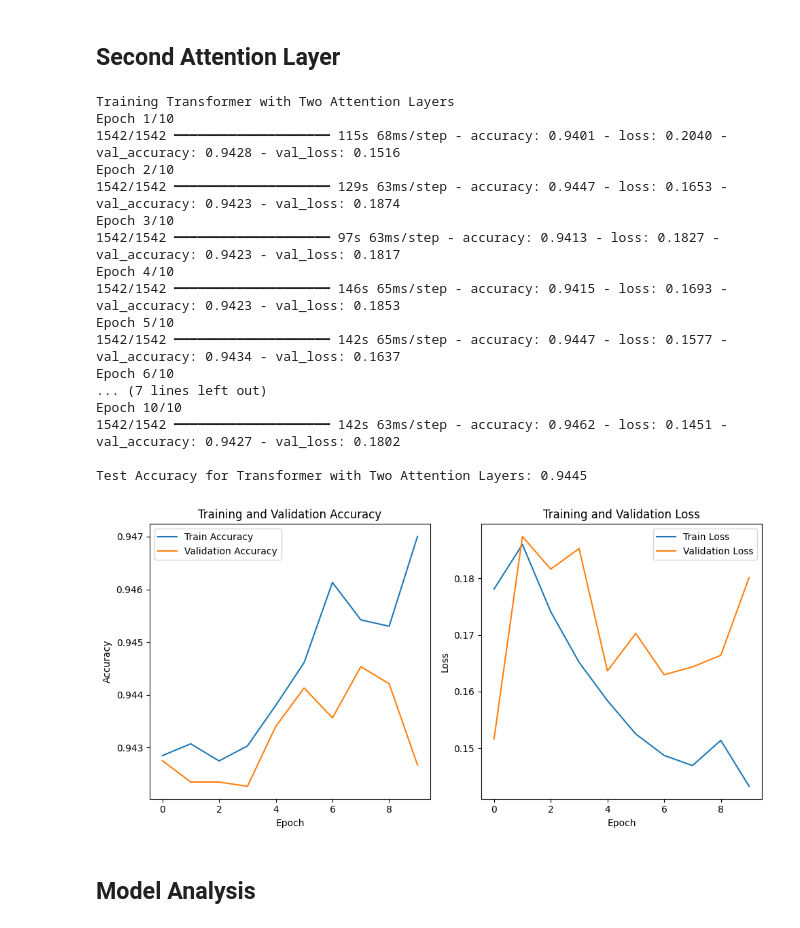
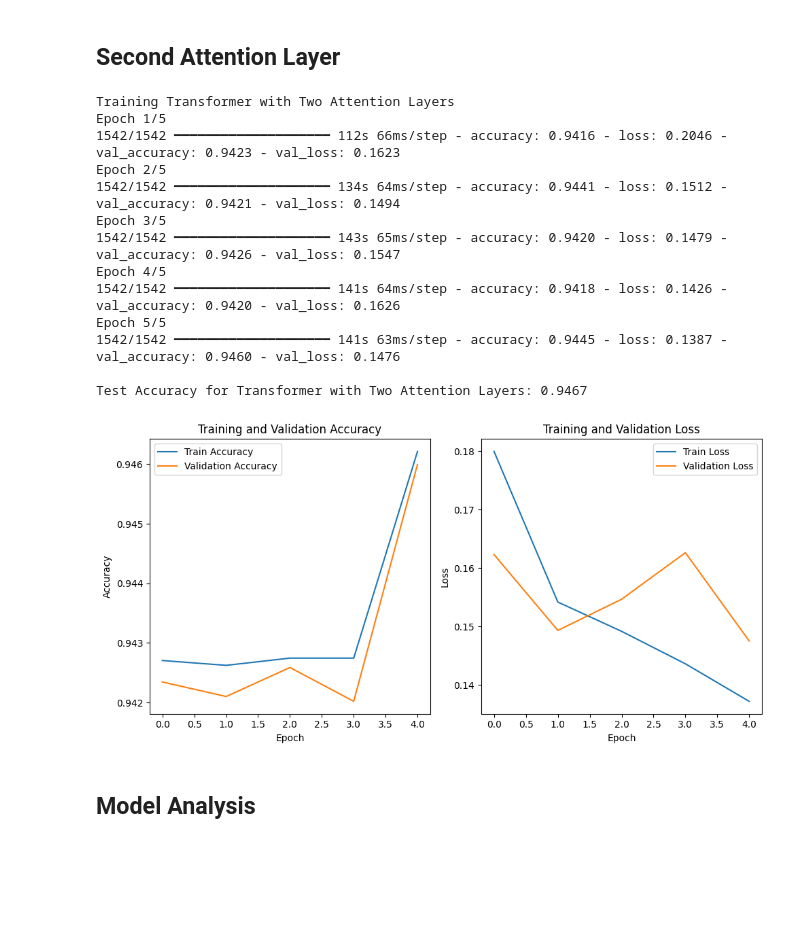
Before and after one commit to CloudMelanie/ml_lab7, a Jupyter notebook: main.ipynb, the cells around one changed output. Drawn from its saved outputs; the diff is of its cells as text; code cells hidden in the pictures; blank space fills up the shorter version.

```diff
--- a/main.ipynb
+++ b/main.ipynb
@@ -373,7 +373,7 @@ two_attention_transformer.compile(
 print("\nTraining Transformer with Two Attention Layers")
 history_two_attention = two_attention_transformer.fit(
     X_train, y_train,
-    epochs=10,
+    epochs=5,
     batch_size=32,
     validation_split=0.2,
     verbose=1
@@ -382,49 +382,45 @@ history_two_attention = two_attention_transformer.fit(
 # Evaluate the model
 test_accuracy = two_attention_transformer.evaluate(X_test, y_test, verbose=0)[1]
 print(f"\nTest Accuracy for Transformer with Two Attention Layers: {test_accuracy:.4f}")
 
 # Visualization of training and validation performance
 plt.figure(figsize=(10, 5))
 
 # Accuracy plot
 plt.subplot(1, 2, 1)
 plt.plot(history_two_attention.history['accuracy'], label='Train Accuracy')
 plt.plot(history_two_attention.history['val_accuracy'], label='Validation Accuracy')
 plt.title('Training and Validation Accuracy')
 plt.xlabel('Epoch')
 plt.ylabel('Accuracy')
 plt.legend()
 
 # Loss plot
 plt.subplot(1, 2, 2)
 plt.plot(history_two_attention.history['loss'], label='Train Loss')
 plt.plot(history_two_attention.history['val_loss'], label='Validation Loss')
 plt.title('Training and Validation Loss')
 plt.xlabel('Epoch')
 plt.ylabel('Loss')
 plt.legend()
 
 plt.tight_layout()
 plt.show()
 # %% [output]
 Training Transformer with Two Attention Layers
-Epoch 1/10
-1542/1542 ━━━━━━━━━━━━━━━━━━━━ 115s 68ms/step - accuracy: 0.9401 - loss: 0.2040 - val_accuracy: 0.9428 - val_loss: 0.1516
-Epoch 2/10
-1542/1542 ━━━━━━━━━━━━━━━━━━━━ 129s 63ms/step - accuracy: 0.9447 - loss: 0.1653 - val_accuracy: 0.9423 - val_loss: 0.1874
-Epoch 3/10
-1542/1542 ━━━━━━━━━━━━━━━━━━━━ 97s 63ms/step - accuracy: 0.9413 - loss: 0.1827 - val_accuracy: 0.9423 - val_loss: 0.1817
-Epoch 4/10
-1542/1542 ━━━━━━━━━━━━━━━━━━━━ 146s 65ms/step - accuracy: 0.9415 - loss: 0.1693 - val_accuracy: 0.9423 - val_loss: 0.1853
-Epoch 5/10
-1542/1542 ━━━━━━━━━━━━━━━━━━━━ 142s 65ms/step - accuracy: 0.9447 - loss: 0.1577 - val_accuracy: 0.9434 - val_loss: 0.1637
-Epoch 6/10
-... (7 lines left out)
-Epoch 10/10
-1542/1542 ━━━━━━━━━━━━━━━━━━━━ 142s 63ms/step - accuracy: 0.9462 - loss: 0.1451 - val_accuracy: 0.9427 - val_loss: 0.1802
+Epoch 1/5
+1542/1542 ━━━━━━━━━━━━━━━━━━━━ 112s 66ms/step - accuracy: 0.9416 - loss: 0.2046 - val_accuracy: 0.9423 - val_loss: 0.1623
+Epoch 2/5
+1542/1542 ━━━━━━━━━━━━━━━━━━━━ 134s 64ms/step - accuracy: 0.9441 - loss: 0.1512 - val_accuracy: 0.9421 - val_loss: 0.1494
+Epoch 3/5
+1542/1542 ━━━━━━━━━━━━━━━━━━━━ 143s 65ms/step - accuracy: 0.9420 - loss: 0.1479 - val_accuracy: 0.9426 - val_loss: 0.1547
+Epoch 4/5
+1542/1542 ━━━━━━━━━━━━━━━━━━━━ 141s 64ms/step - accuracy: 0.9418 - loss: 0.1426 - val_accuracy: 0.9420 - val_loss: 0.1626
+Epoch 5/5
+1542/1542 ━━━━━━━━━━━━━━━━━━━━ 141s 63ms/step - accuracy: 0.9445 - loss: 0.1387 - val_accuracy: 0.9460 - val_loss: 0.1476
 
-Test Accuracy for Transformer with Two Attention Layers: 0.9445
+Test Accuracy for Transformer with Two Attention Layers: 0.9467
-[figure, old version]
+[figure, new version]
 # %% [markdown]
 ## Model Analysis
 # %%
```
Also changed, not shown: parts of 8 cells of this notebook.
